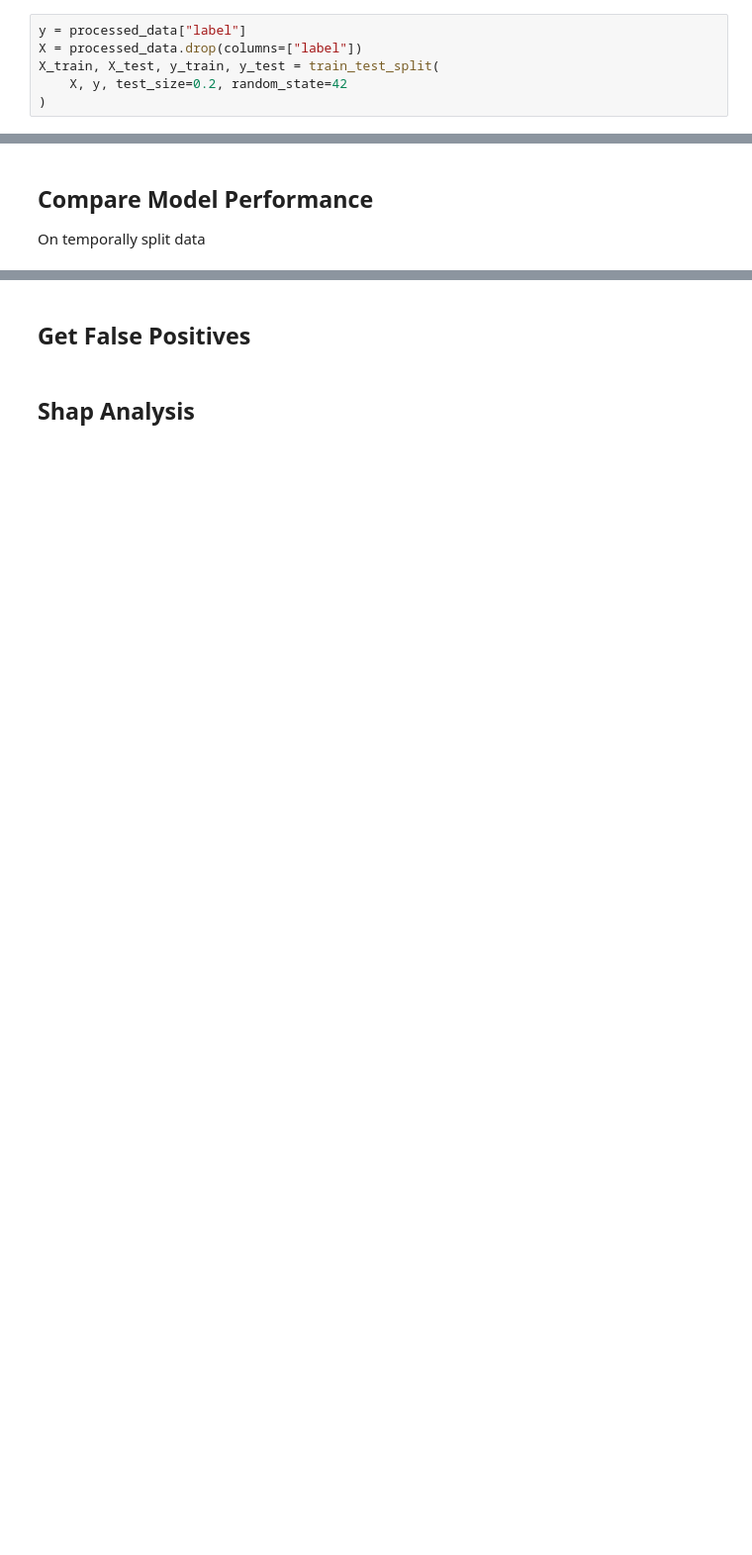
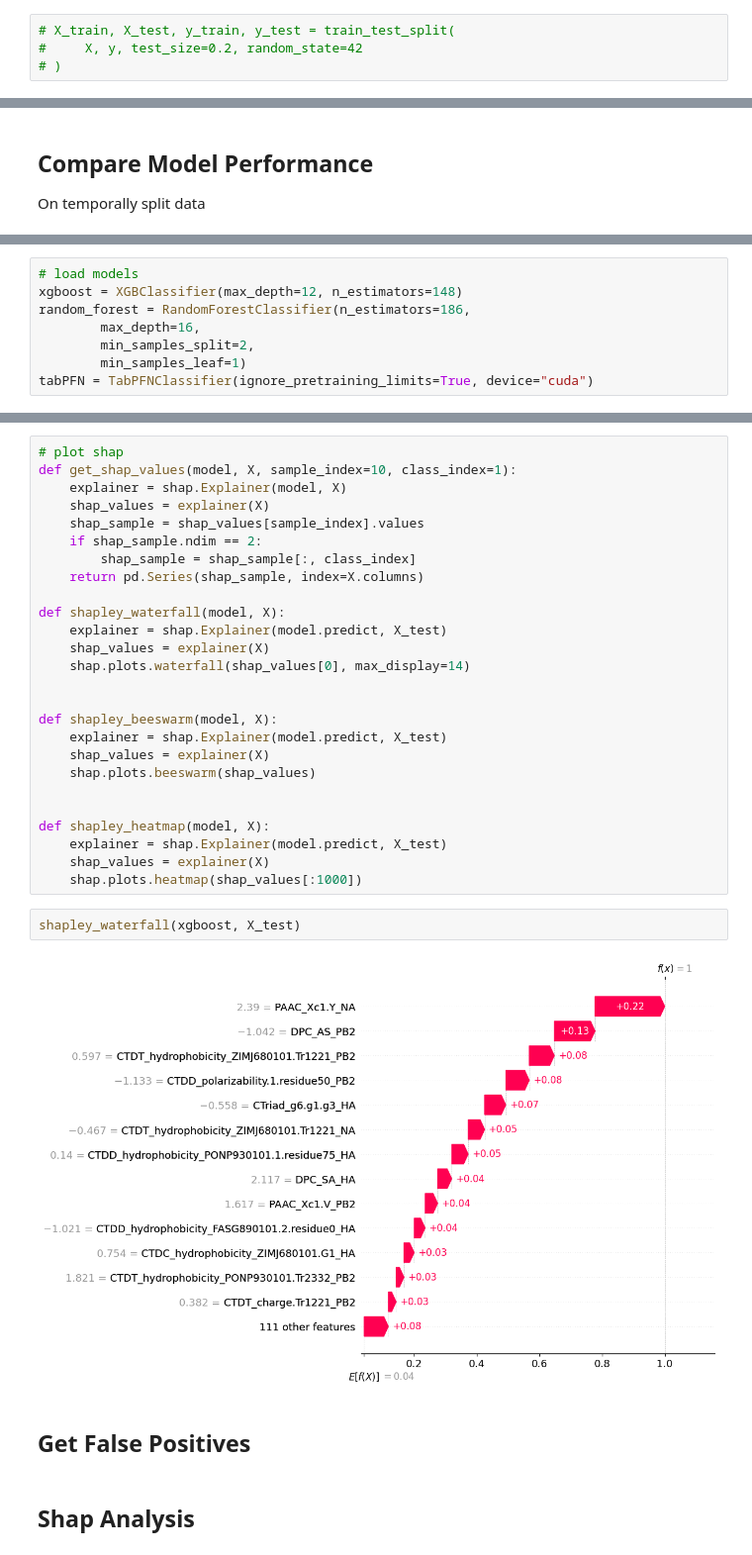
Before and after one commit to A-Andrews/ukase_data_challenge, a Jupyter notebook: machine_learning/best_model.ipynb, the cells around one changed output, grey strips where cells are left out. Shown: that part at 99% size. Saved outputs shown, nothing was run; the diff lists cells and outputs as text; blank space fills up the shorter version.

```diff
--- a/machine_learning/best_model.ipynb
+++ b/machine_learning/best_model.ipynb
@@ -146,9 +312,7 @@ Index(['DPC_FS_HA', 'CTDC_charge.G1_PB2', 'ATTCC_HA', 'TG_NS1',
 # %%
-y = processed_data["label"]
-X = processed_data.drop(columns=["label"])
-X_train, X_test, y_train, y_test = train_test_split(
-    X, y, test_size=0.2, random_state=42
-)
+# X_train, X_test, y_train, y_test = train_test_split(
+#     X, y, test_size=0.2, random_state=42
+# )
 # %% [markdown]
 ## Run Models
 # %%
@@ -458,0 +654,8 @@ On temporally split data
+# %%
+# load models
+xgboost = XGBClassifier(max_depth=12, n_estimators=148)
+random_forest = RandomForestClassifier(n_estimators=186,
+        max_depth=16,
+        min_samples_split=2,
+        min_samples_leaf=1)
+tabPFN = TabPFNClassifier(ignore_pretraining_limits=True, device="cuda")
@@ -459,3 +710,33 @@ On temporally split data
+# %%
+# plot shap
+def get_shap_values(model, X, sample_index=10, class_index=1):
+    explainer = shap.Explainer(model, X)
+    shap_values = explainer(X)
+    shap_sample = shap_values[sample_index].values
+    if shap_sample.ndim == 2:
+        shap_sample = shap_sample[:, class_index]
+    return pd.Series(shap_sample, index=X.columns)
+
+def shapley_waterfall(model, X):
+    explainer = shap.Explainer(model.predict, X_test)
+    shap_values = explainer(X)
+    shap.plots.waterfall(shap_values[0], max_display=14)
+
+
+def shapley_beeswarm(model, X):
+    explainer = shap.Explainer(model.predict, X_test)
+    shap_values = explainer(X)
+    shap.plots.beeswarm(shap_values)
+
+
+def shapley_heatmap(model, X):
+    explainer = shap.Explainer(model.predict, X_test)
+    shap_values = explainer(X)
+    shap.plots.heatmap(shap_values[:1000])
+# %%
+shapley_waterfall(xgboost, X_test)
+# %% [output]
+[figure, added]
 # %% [markdown]
 ## Get False Positives
 # %% [markdown]
```
Also changed, not shown: parts of 54 cells of this notebook, 4 other files.
